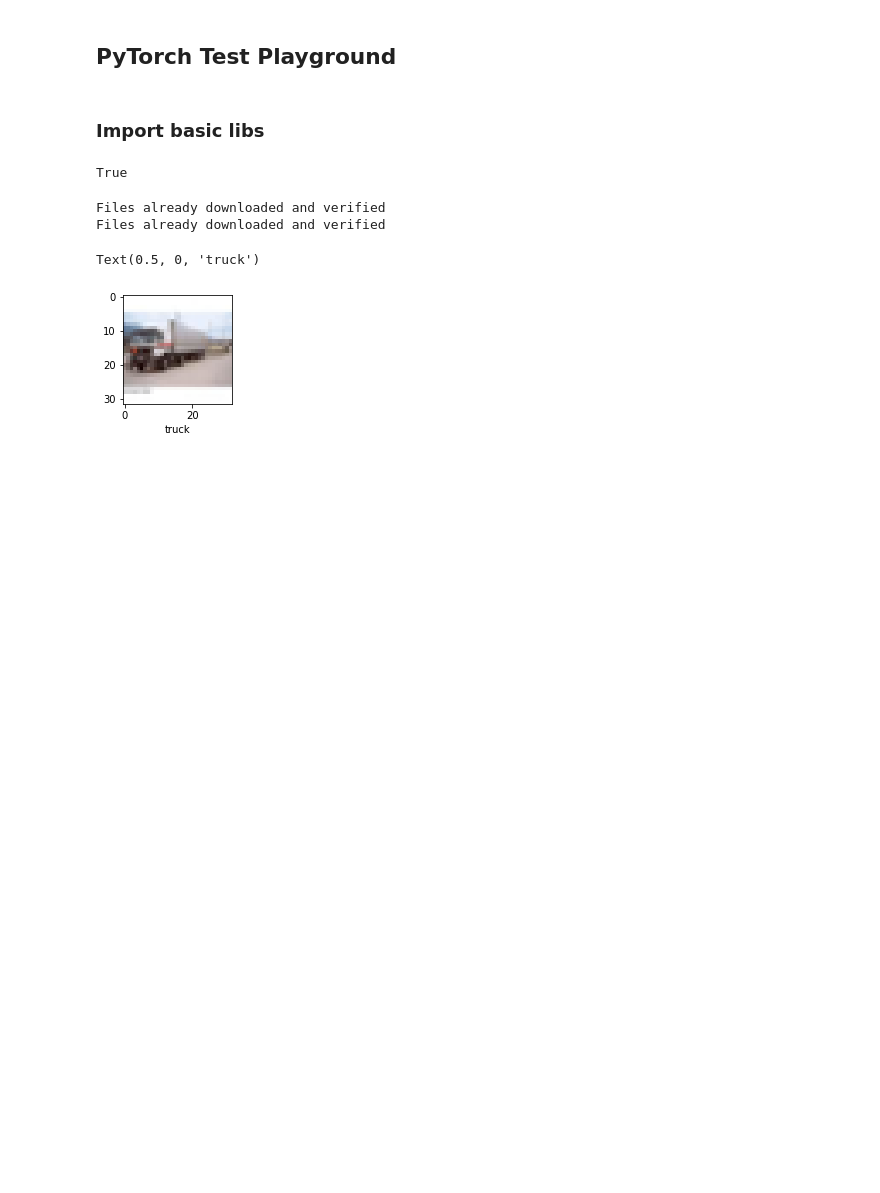
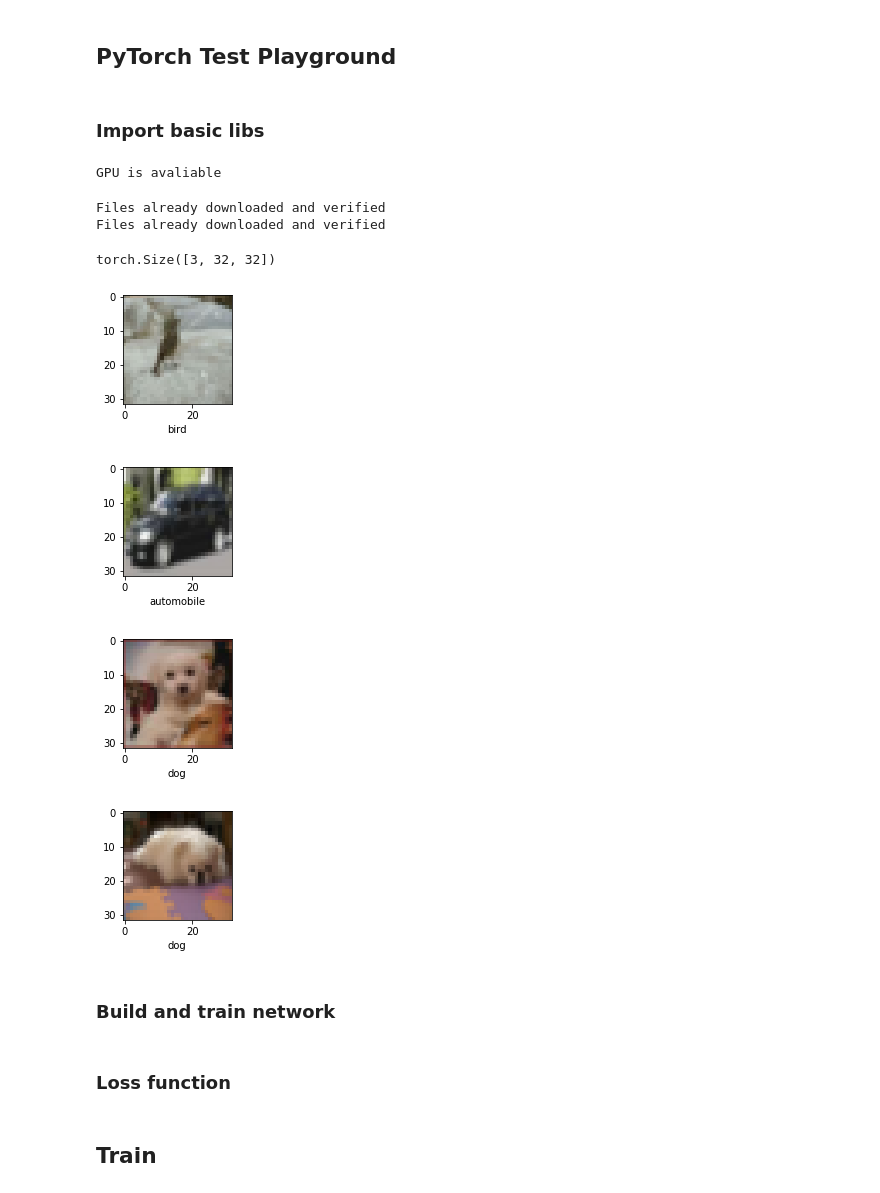
Before and after one commit to shua1zhang/pytorch-playground, a Jupyter notebook: PyTorch_Test.ipynb, the cells around one changed output. Drawn from its saved outputs; the diff is of its cells as text; code cells hidden in the pictures; blank space fills up the shorter version.

```diff
--- a/PyTorch_Test.ipynb
+++ b/PyTorch_Test.ipynb
@@ -14,10 +14,10 @@ import torchvision.transforms as transforms
 import matplotlib.pyplot as plt
 %matplotlib inline
 
-
-torch.cuda.is_available()
+if(torch.cuda.is_available()):
+  print("GPU is avaliable")
 # %% [output]
-True
+GPU is avaliable
 # %%
 data_trans = transforms.ToTensor()
 
@@ -28,26 +28,33 @@ test_data  = torchvision.datasets.CIFAR10("./cifar", train=False, download=True,
 
 data_class = train_data.classes
 train_batch = 16
-test_batach = 1
+test_batach = 16
 
 train_data_loader = torch.utils.data.DataLoader(train_data, batch_size=train_batch,
-                                                shuffle=True, num_workers=2)
+                                                shuffle=True)
 test_data_loader = torch.utils.data.DataLoader(test_data, batch_size=test_batach,
-                                               shuffle=True, num_workers=2)
+                                               shuffle=True)
 # %% [output]
 Files already downloaded and verified
 Files already downloaded and verified
 # %%
 data_iter = iter(train_data_loader)
 images, labels = data_iter.next()
 
-for i in range (train_batch)
-  image = images[0]
-  label = labels[0]
-image_show = np.transpose(image.numpy(),[1,2,0])
-plt.figure(figsize=(2,2))
-plt.imshow(image_show)
-plt.xlabel(data_class[label])
+for i in range(4):
+  image = images[i]
+  label = labels[i]
+  image_show = np.transpose(image.numpy(),[1,2,0])
+  plt.figure(figsize=(2,2))
+  plt.imshow(image_show)
+  plt.xlabel(data_class[label])
+
+image.size()
 # %% [output]
-Text(0.5, 0, 'truck')
+torch.Size([3, 32, 32])
-[figure, old version]
+[figure, new version]
+[figure, added]
+[figure, added]
+[figure, added]
+# %% [markdown]
+### Build and train network
@@ -53,0 +84,2 @@ Text(0.5, 0, 'truck')
+# %% [markdown]
+### Loss function
@@ -53,0 +91,2 @@ Text(0.5, 0, 'truck')
+# %% [markdown]
+## Train
```
Also changed, not shown: parts of 6 cells of this notebook.
